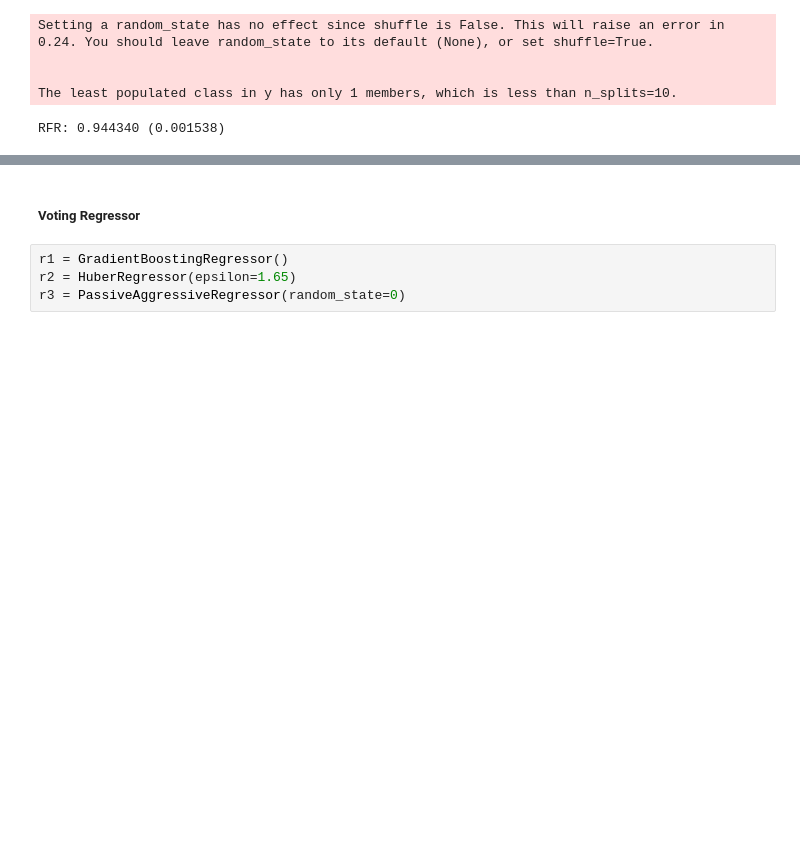
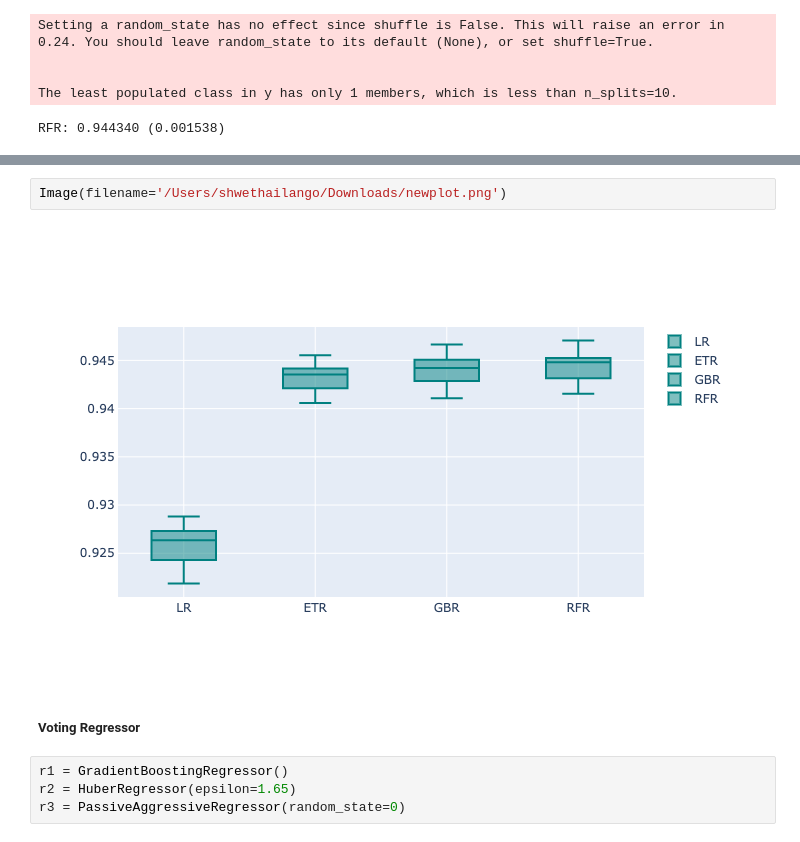
Before and after one commit to gayu28/ML_projects, a Jupyter notebook: Flight_Delay_pred/regr01.ipynb, the cells around one changed output, grey strips where cells are left out. Saved outputs shown, nothing was run; the diff lists cells and outputs as text; blank space fills up the shorter version.

```diff
--- a/Flight_Delay_pred/regr01.ipynb
+++ b/Flight_Delay_pred/regr01.ipynb
@@ -249,6 +250,10 @@ PlotBoxR().PlotResult(names,results)
 # %% [output]
 [interactive output not drawn]
 [interactive output not drawn]
+# %%
+Image(filename='/Users/shwethailango/Downloads/newplot.png')
+# %% [output]
+[figure, added]
 # %% [markdown]
 #####  Voting Regressor
 # %%
```
Also changed, not shown: parts of 1 cell of this notebook.
